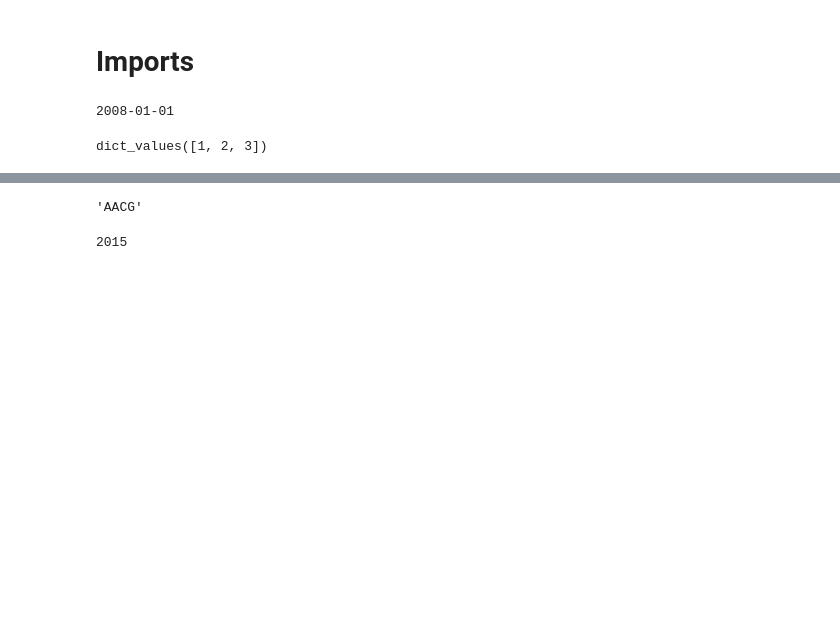
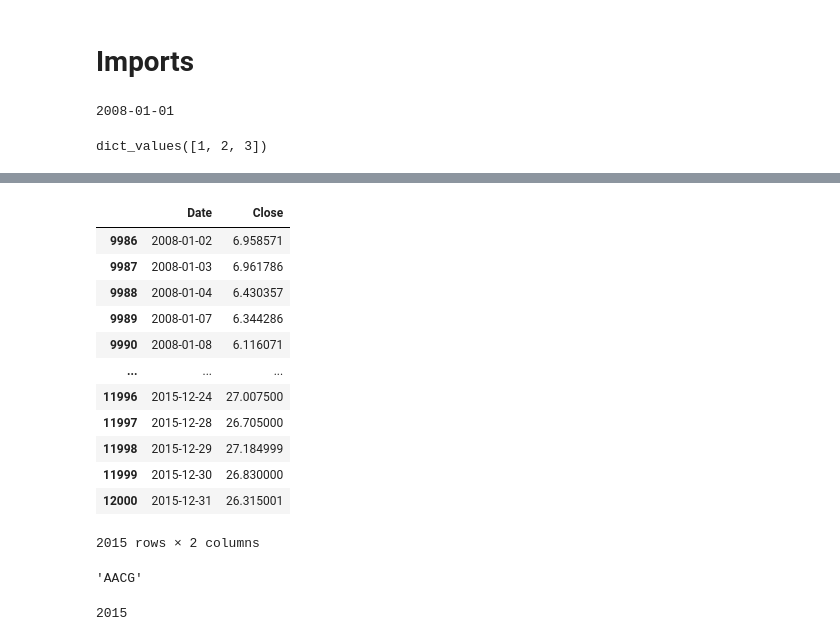
Before and after one commit to roest1/Alpha, a Jupyter notebook: Project/Dashboard/test.ipynb, the cells around one changed output, grey strips where cells are left out. Saved outputs shown, nothing was run; the diff lists cells and outputs as text; code cells hidden in the pictures; blank space fills up the shorter version.

```diff
--- a/Project/Dashboard/test.ipynb
+++ b/Project/Dashboard/test.ipynb
@@ -38,3 +39,20 @@ df
+# %%
+prices = df[['Date', 'Close']]
+prices
+# %% [output]
+|  | Date | Close |
+| 9986 | 2008-01-02 | 6.958571 |
+| 9987 | 2008-01-03 | 6.961786 |
+| 9988 | 2008-01-04 | 6.430357 |
+| 9989 | 2008-01-07 | 6.344286 |
+| 9990 | 2008-01-08 | 6.116071 |
+| ... | ... | ... |
+| 11996 | 2015-12-24 | 27.007500 |
+| 11997 | 2015-12-28 | 26.705000 |
+| 11998 | 2015-12-29 | 27.184999 |
+| 11999 | 2015-12-30 | 26.830000 |
+| 12000 | 2015-12-31 | 26.315001 |
+2015 rows × 2 columns
 # %%
 df['Symbol'].iloc[0]
 # %% [output]
```
Also changed, not shown: parts of 1 cell of this notebook, 12 other files.
